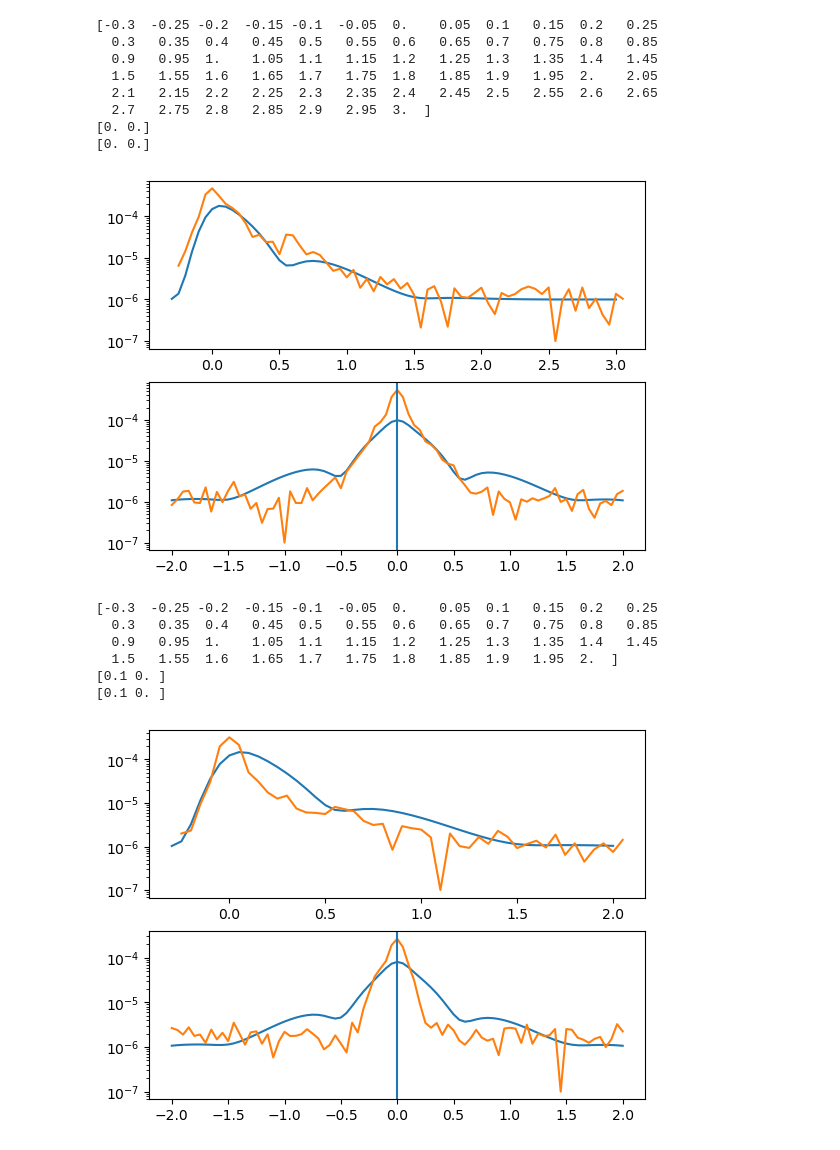
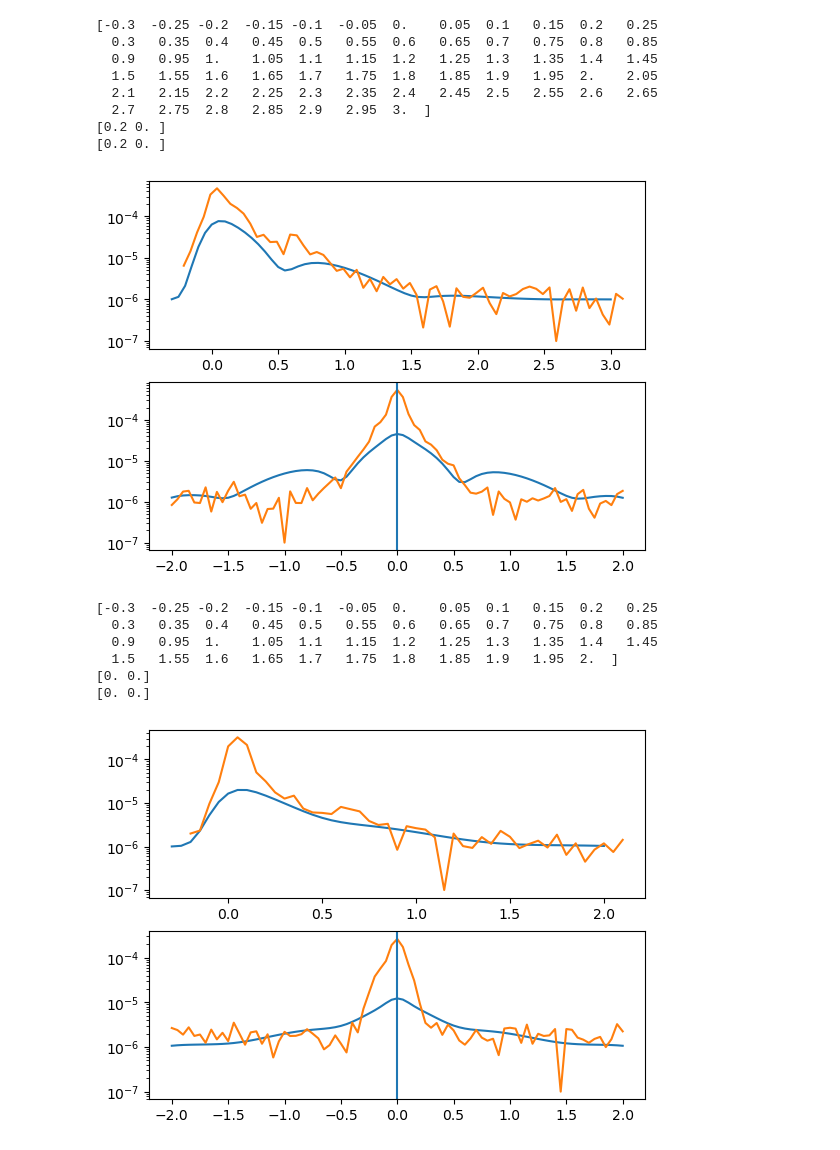
Before and after one commit to MTLphys/FittingFunctions, a Jupyter notebook: TestingFitts.ipynb, the cells around one changed output. Drawn from its saved outputs; the diff is of its cells as text; code cells hidden in the pictures.

```diff
--- a/TestingFitts.ipynb
+++ b/TestingFitts.ipynb
@@ -0,0 +1,3 @@
+# %%
+maindir = '/home/matthew/Desktop/DataOutputs/HFWM DATA/'
+#maindir ='C:/Users/mattl/OneDrive - University of Cincinnati/Desktop/Lab Data/'
@@ -295,25 +357,25 @@ from scipy import constants as c
 import matplotlib.pyplot as plt
 from scipy.optimize import curve_fit
 from scipy.signal import fftconvolve
-directory ='C:/Users/mattl/OneDrive - University of Cincinnati/Desktop/Lab Data/HFWMV2 CS NW InitialTest/835nm/Results/'
+directory =maindir+'/HFWMV2 CS NW InitialTest/835nm/Results/'
 T3reffile = '4mW1mW4mWphotonechok1-0_3ps2psk3-2ps2psk2-4ps835135T3refcut.csv'
 T12file = '4mW1mW4mWphotonechok1-0_3ps2psk3-2ps2psk2-4ps835135T12cut.csv'
 
 T3refdata = np.loadtxt(directory+T3reffile,delimiter=';')
 T12data   = np.loadtxt(directory+T12file,delimiter=';')
 print(T3refdata[:,0])
-ol21 = 0.0#overlap of hh exciton state
-ol61 = 0.0#overlap of lh exciton state
+ol21 = 0.2#overlap of hh exciton state
+ol61 = 0.5#overlap of lh exciton state
 oli21 = 1.0 #overlap of hh bound exciton state
 oli61 = 1.0#overlap of lh bound exciton state
-Ex1 =  c.e*0.0027/c.hbar#exciton splitting energy
+Ex1 =  c.e*0.0029/c.hbar#exciton splitting energy
 Ex2 =  c.e*0.004/c.hbar#Acceptor bound exciton splitting energy
 EB  = -c.e*0.018/c.hbar #Acceptor bound exciton binding energy
 gm21  = 3.5e12#hh Exciton dephasing rate /s <-Fit Parameter
 gm61  = 3.5e12#lh Exciton dephasing rate /s <-Fit Parameter
-gmi21 = 2.5e12#Impurity bound hh Exciton dephasing rate /s <-Fit Parameter
-gmi61 = 2.5e12#Impurity bound lh Exciton dephasing rate /s <-Fit Parameter
-K = 1e-122#
+gmi21 = 1.5e12#Impurity bound hh Exciton dephasing rate /s <-Fit Parameter
+gmi61 = 1.5e12#Impurity bound lh Exciton dephasing rate /s <-Fit Parameter
+K = 4e-123#
 p0 = [Ex1   ,Ex2   , # 0,1
       EB    ,ol21  , # 2,3
       ol61  ,oli21 , # 4,5
@@ -331,7 +393,7 @@ fig,axs = plt.subplots(2)
 axs[0].set_yscale('log')
 axs[1].set_yscale('log')
 axs[0].plot(t*1e12-7,Pv+1e-6)
-axs[0].plot(T3refdata[:,0]+.05,T3refdata[:,1])
+axs[0].plot(T3refdata[:,0]+.09,T3refdata[:,1])
 
 
 
@@ -353,9 +415,9 @@ plt.show()
   1.5   1.55  1.6   1.65  1.7   1.75  1.8   1.85  1.9   1.95  2.    2.05
   2.1   2.15  2.2   2.25  2.3   2.35  2.4   2.45  2.5   2.55  2.6   2.65
   2.7   2.75  2.8   2.85  2.9   2.95  3.  ]
-[0. 0.]
-[0. 0.]
+[0.2 0. ]
+[0.2 0. ]
-[figure, old version]
+[figure, new version]
 # %%
 #fit for 840
 import os
@@ -365,25 +427,25 @@ from scipy import constants as c
 import matplotlib.pyplot as plt
 from scipy.optimize import curve_fit
 from scipy.signal import fftconvolve
-directory ='C:/Users/mattl/OneDrive - University of Cincinnati/Desktop/Lab Data/HFWMV2 CS NW InitialTest/840nm/Results/'
+directory =maindir+'HFWMV2 CS NW InitialTest/840nm/Results/'
 T3reffile = '3mW1mW3mWphotonechok1-0.3ps2psk3-2ps2psk2-4ps2T3refcut.csv'
 T12file = '3mW1mW3mWphotonechok1-0.3ps2psk3-2ps2psk2-4ps2T12cut.csv'
 
 T3refdata = np.loadtxt(directory+T3reffile,delimiter=';')
 T12data   = np.loadtxt(directory+T12file,delimiter=';')
 print(T3refdata[:,0])
-ol21 = 0.1#overlap of hh exciton state
-ol61 = 0.1#overlap of lh exciton state
-oli21 = 0.9 #overlap of hh bound exciton state
+ol21 = 0.0#overlap of hh exciton state
+ol61 = 0.0#overlap of lh exciton state
+oli21 = 0.6 #overlap of hh bound exciton state
 oli61 = 1.0#overlap of lh bound exciton state
-Ex1 =  c.e*0.028/c.hbar#exciton splitting energy
+Ex1 =  c.e*0.029/c.hbar#exciton splitting energy
 Ex2 =  c.e*0.004/c.hbar#Acceptor bound exciton splitting energy
 EB  = -c.e*0.018/c.hbar #Acceptor bound exciton binding energy
-gm21  = 4.4e12#hh Exciton dephasing rate /s <-Fit Parameter
-gm61  = 5.4e12#lh Exciton dephasing rate /s <-Fit Parameter
-gmi21 = 2.5e12#Impurity bound hh Exciton dephasing rate /s <-Fit Parameter
-gmi61 = 2.5e12#Impurity bound lh Exciton dephasing rate /s <-Fit Parameter
-K = 1e-122#
+gm21  = 3.5e12#hh Exciton dephasing rate /s <-Fit Parameter
+gm61  = 3.5e12#lh Exciton dephasing rate /s <-Fit Parameter
+gmi21 = 1.5e12#Impurity bound hh Exciton dephasing rate /s <-Fit Parameter
+gmi61 = 1.5e12#Impurity bound lh Exciton dephasing rate /s <-Fit Parameter
+K = 2e-123#
 p0 = [Ex1   ,Ex2   , # 0,1
       EB    ,ol21  , # 2,3
       ol61  ,oli21 , # 4,5
@@ -394,34 +456,34 @@ p0 = [Ex1   ,Ex2   , # 0,1
 
 t = T3refdata[:,0]*1e-12+7e-12
 dt = t[1]-t[0]
 t0 =(t[-1]+t[0])/2
 Pv = fftconvolve(fitfunctt(t,*p0),dt*gauss(t,.18e-12/2.355,t0),mode='same')
 
 
 fig,axs = plt.subplots(2)
 axs[0].set_yscale('log')
 axs[1].set_yscale('log')
 axs[0].plot(t*1e12-7,Pv+1e-6)
-axs[0].plot(T3refdata[:,0]+.05,T3refdata[:,1])
+axs[0].plot(T3refdata[:,0]+.1,T3refdata[:,1])
 
 
 
 tau = T12data[:,0]*1e-12
 t = 7.1e-12
 dtau = tau[1]-tau[0]
 tau0 =(tau[-1]+tau[0])/2
 Pv = fftconvolve(fitfunctt(t,*p0,tau=tau),dtau*gauss(tau,.18e-12/2.355,tau0),mode='same')
 
 axs[1].plot(tau*1e12,Pv+1e-6)
 axs[1].plot(T12data[0:,0],T12data[0:,1])
 axs[1].axvline(0)
 tau = 0e-12
 plt.show()
 # %% [output]
 [-0.3  -0.25 -0.2  -0.15 -0.1  -0.05  0.    0.05  0.1   0.15  0.2   0.25
   0.3   0.35  0.4   0.45  0.5   0.55  0.6   0.65  0.7   0.75  0.8   0.85
   0.9   0.95  1.    1.05  1.1   1.15  1.2   1.25  1.3   1.35  1.4   1.45
   1.5   1.55  1.6   1.65  1.7   1.75  1.8   1.85  1.9   1.95  2.  ]
-[0.1 0. ]
-[0.1 0. ]
+[0. 0.]
+[0. 0.]
-[figure, old version]
+[figure, new version]
```
Also changed, not shown: parts of 5 cells of this notebook, 2 other files.
